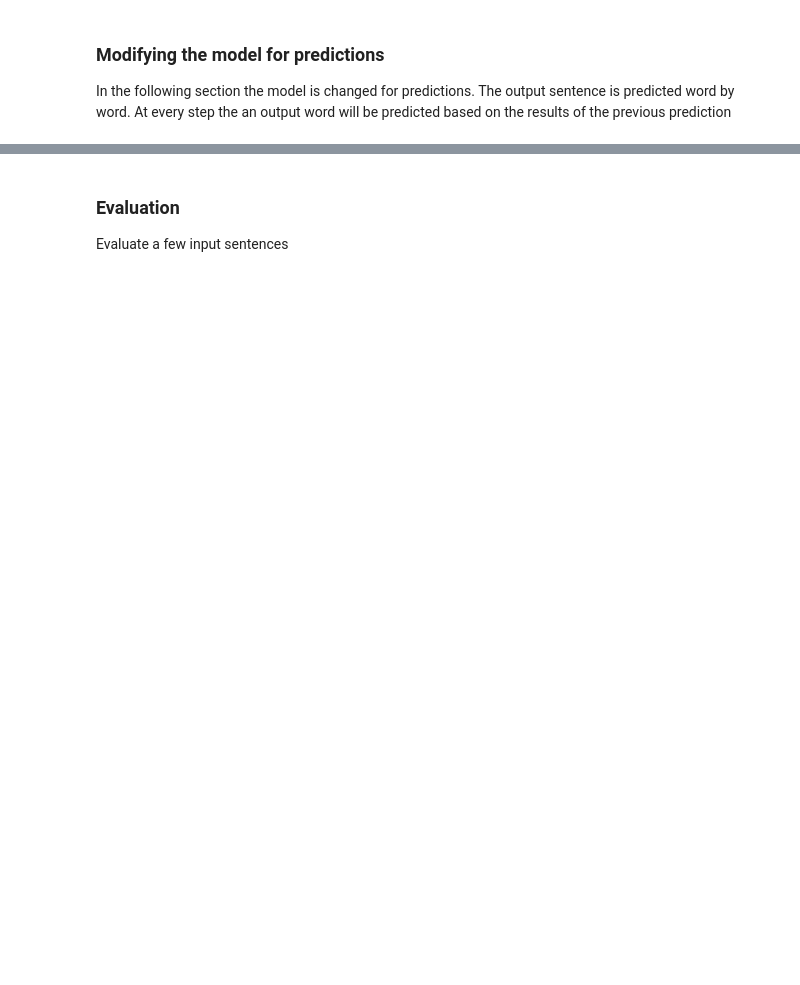
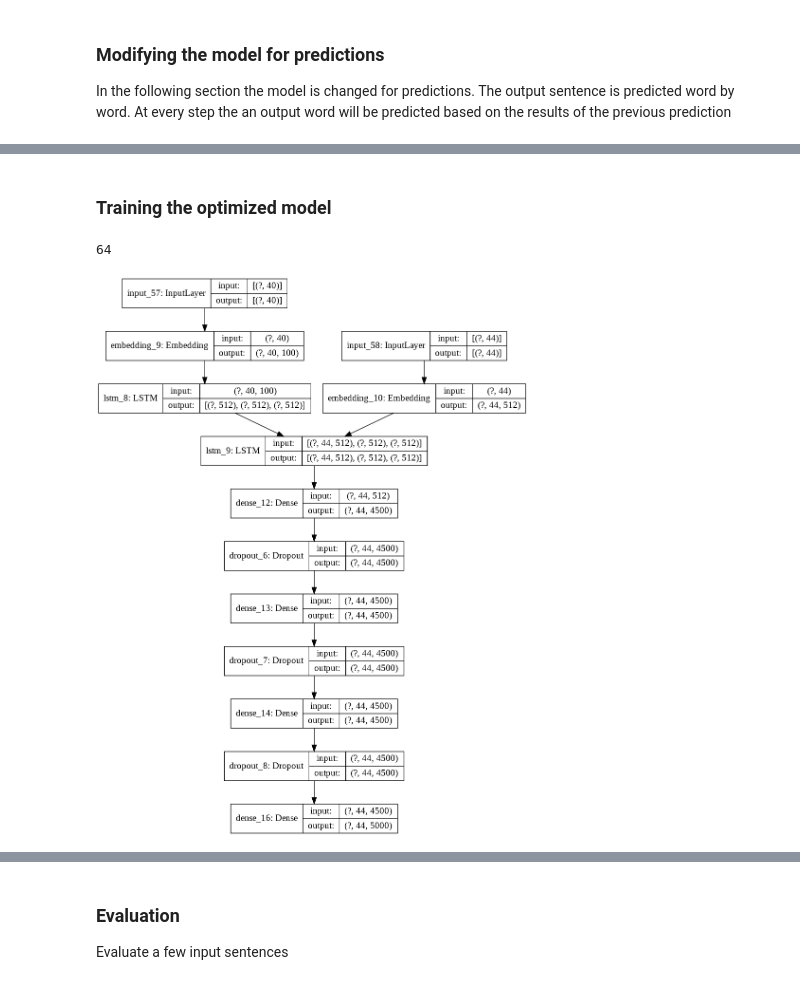
Before and after one commit to dKenez/VITMAV45_project, a Jupyter notebook: main.ipynb, the cells around one changed output, grey strips where cells are left out. Drawn from its saved outputs; the diff is of its cells as text; code cells hidden in the pictures; blank space fills up the shorter version.

Commit message:
Hyperparamter optimalization, final training

```diff
--- a/main.ipynb
+++ b/main.ipynb
@@ -567,0 +703,8 @@ print(decoder_targets_one_hot.shape)
+# %%
+# The model is trained.
+r = model.fit(
+    x=a,
+    batch_size=BATCH_SIZE,
+    epochs=EPOCHS,
+    # validation_split=0.2,
+)
@@ -667,0 +965,2 @@ def answer_sentence(input_seq):
+# %%
+reconstructed_model = keras.models.load_model("model_1")
@@ -667,0 +1121,11 @@ def answer_sentence(input_seq):
+# %% [markdown]
+### Training the optimized model
+# %%
+# Macros are defined for training.
+BATCH_SIZE = 64
+EPOCHS = 30
+MAX_NUM_WORDS = 5000
+LSTM_NODES = 512
+N_LAYERS = 3
+NODES_VAR = 4500
+OPTIMIZER_VAR = 'adam'
@@ -667,0 +1199,10 @@ def answer_sentence(input_seq):
+# %%
+my_data = LSTM_train_data_generator(encoder_input_sequences, decoder_input_sequences, decoder_output_sequences, BATCH_SIZE, max_out_len, num_words)
+my_model = build_model()
+# %% [output]
+64
+# %%
+from keras.utils import plot_model
+plot_model(my_model, to_file='model_plot4a.png', show_shapes=True, show_layer_names=True)
+# %% [output]
+[figure, added]
```
Also changed, not shown: parts of 70 cells of this notebook.
